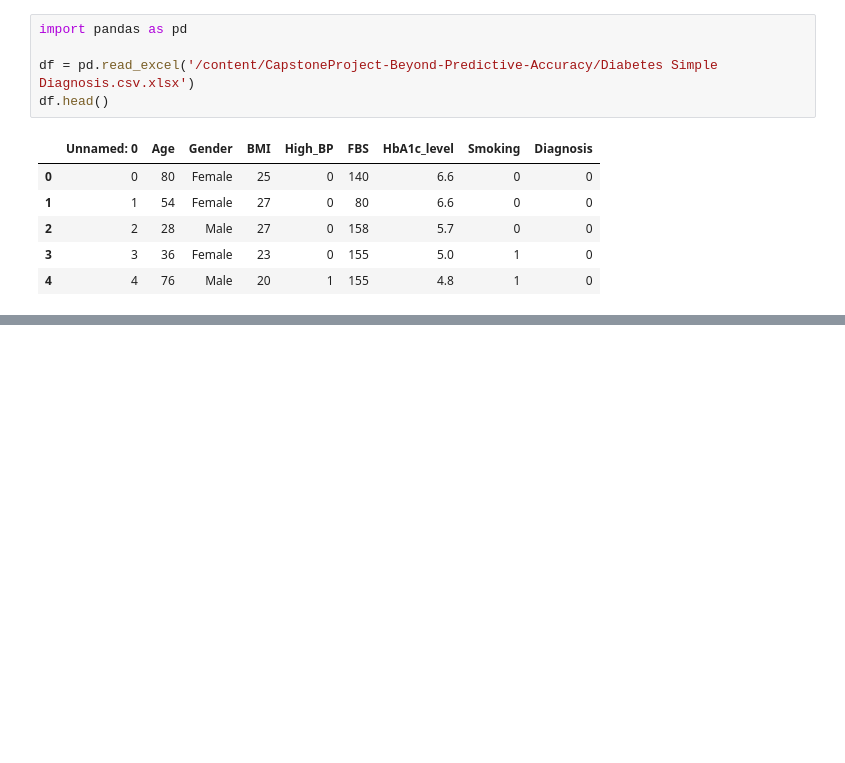
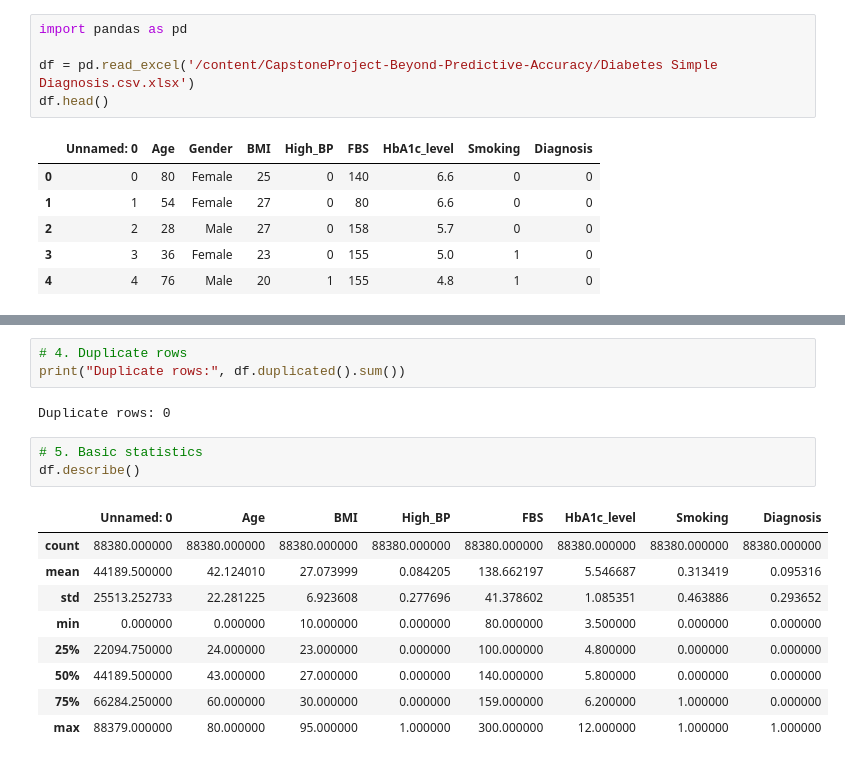
Before and after one commit to Anshu-Tomar/CapstoneProject-Beyond-Predictive-Accuracy, a Jupyter notebook: DataProcessing.ipynb, the cells around one changed output, grey strips where cells are left out. Saved outputs shown, nothing was run; the diff lists cells and outputs as text; blank space fills up the shorter version.

```diff
--- a/DataProcessing.ipynb
+++ b/DataProcessing.ipynb
@@ -54,0 +104,18 @@ df.head()
+# %%
+# 4. Duplicate rows
+print("Duplicate rows:", df.duplicated().sum())
+# %% [output]
+Duplicate rows: 0
+# %%
+# 5. Basic statistics
+df.describe()
+# %% [output]
+|  | Unnamed: 0 | Age | BMI | High_BP | FBS | HbA1c_level | Smoking | Diagnosis |
+| count | 88380.000000 | 88380.000000 | 88380.000000 | 88380.000000 | 88380.000000 | 88380.000000 | 88380.000000 | 88380.000000 |
+| mean | 44189.500000 | 42.124010 | 27.073999 | 0.084205 | 138.662197 | 5.546687 | 0.313419 | 0.095316 |
+| std | 25513.252733 | 22.281225 | 6.923608 | 0.277696 | 41.378602 | 1.085351 | 0.463886 | 0.293652 |
+| min | 0.000000 | 0.000000 | 10.000000 | 0.000000 | 80.000000 | 3.500000 | 0.000000 | 0.000000 |
+| 25% | 22094.750000 | 24.000000 | 23.000000 | 0.000000 | 100.000000 | 4.800000 | 0.000000 | 0.000000 |
+| 50% | 44189.500000 | 43.000000 | 27.000000 | 0.000000 | 140.000000 | 5.800000 | 0.000000 | 0.000000 |
+| 75% | 66284.250000 | 60.000000 | 30.000000 | 0.000000 | 159.000000 | 6.200000 | 1.000000 | 0.000000 |
+| max | 88379.000000 | 80.000000 | 95.000000 | 1.000000 | 300.000000 | 12.000000 | 1.000000 | 1.000000 |
```
Also changed, not shown: parts of 10 cells of this notebook.
